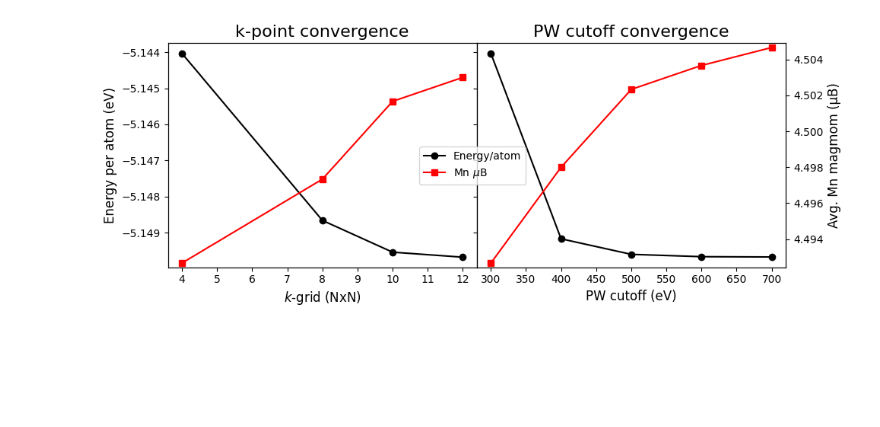
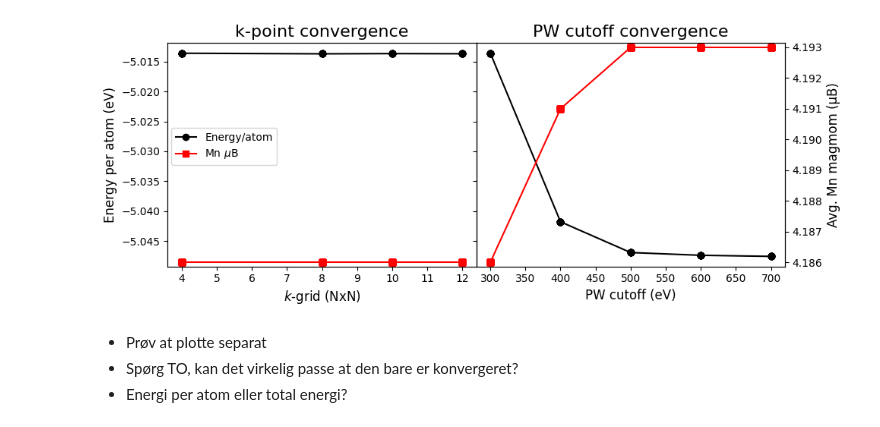
Before and after one commit to RuneEkman/DFT-project-2026, a Jupyter notebook: Convergence test/convtest_plot.ipynb, the cells around one changed output. Saved outputs shown, nothing was run; the diff lists cells and outputs as text; code cells hidden in the pictures; blank space fills up the shorter version.

```diff
--- a/Convergence test/convtest_plot.ipynb
+++ b/Convergence test/convtest_plot.ipynb
@@ -93,7 +93,8 @@ def plot_convergence(csv_file="convergence_results.csv", save=False, filename='u
         handles.extend(h)
         labels.extend(l)
 
-    fig.legend(handles,labels,loc='center')
+    fig.legend(handles,labels,loc=(0.1,1/2))
+    # fig.legend(handles,labels,loc=(0,0))
 
     plt.tight_layout()
     fig.subplots_adjust(wspace=0)
@@ -106,6 +107,12 @@ def plot_convergence(csv_file="convergence_results.csv", save=False, filename='u
 # rc('text', usetex=True)
 # rc('font', family='serif')
 # %%
-plot_convergence('synthetic.csv', save=True, filename='synthetic.pdf')
+# plot_convergence('synthetic.csv', save=True, filename='synthetic.pdf')
-# %% [output]
-[figure, removed]
+# %%
+plot_convergence('convergence_results.csv')
+# %% [output]
+[figure, added]
+# %% [markdown]
+* Prøv at plotte separat
+* Spørg TO, kan det virkelig passe at den bare er konvergeret?
+* Energi per atom eller total energi?
```
Also changed, not shown: parts of 4 cells of this notebook, 13 other files.
